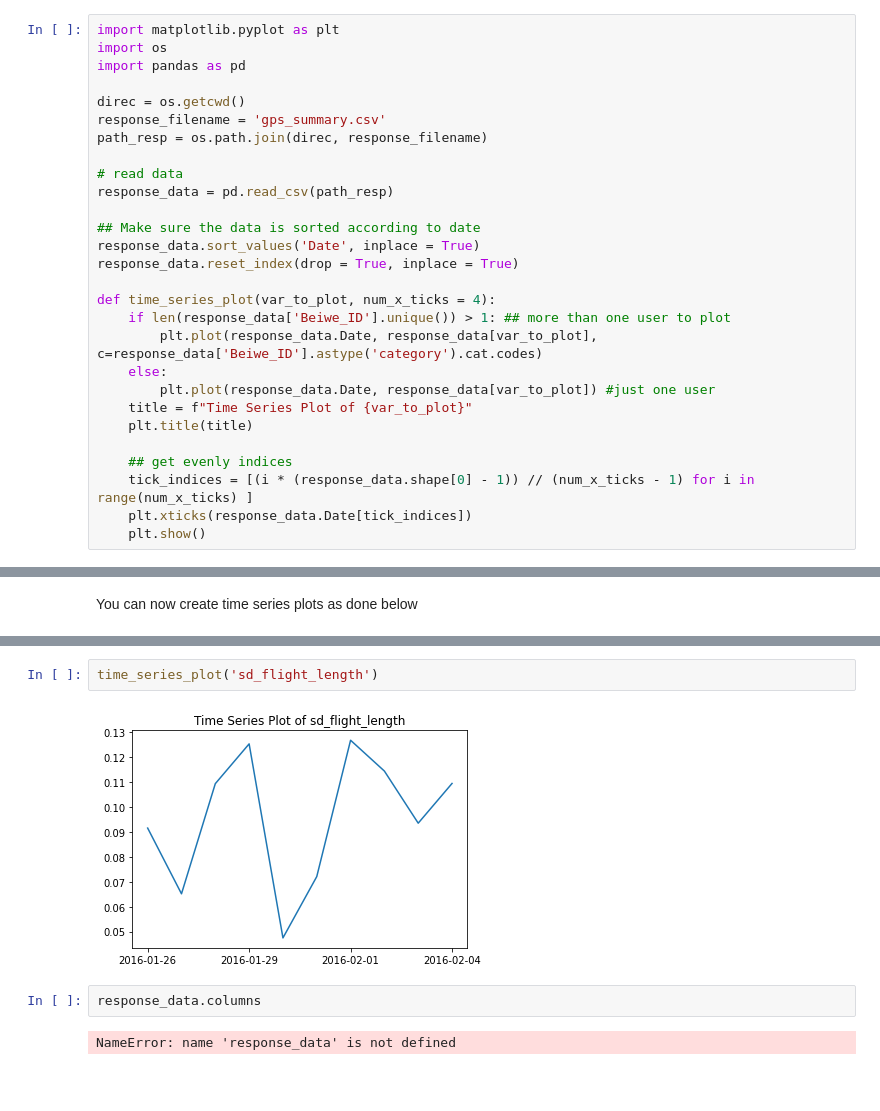
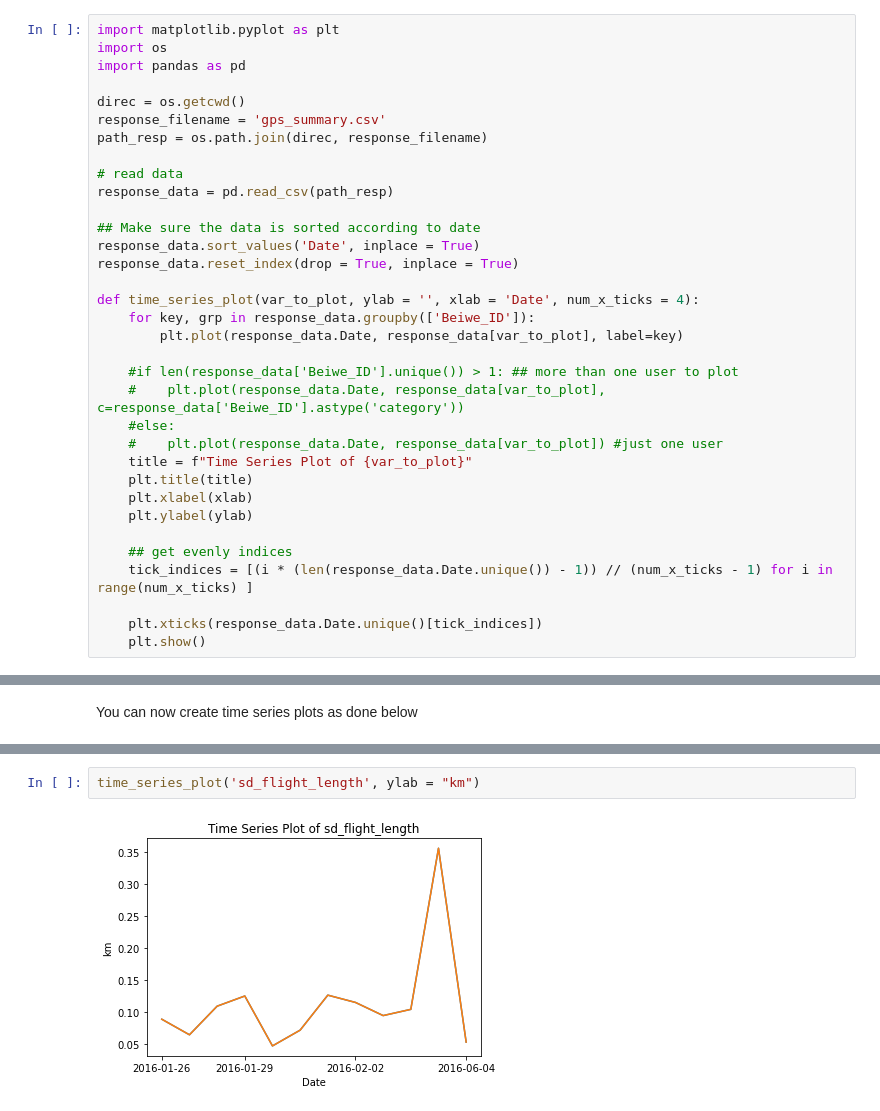
Before and after one commit to onnela-lab/forest, a Jupyter notebook: tutorials/forest_usage.ipynb, the cells around one changed output, grey strips where cells are left out. Drawn from its saved outputs; the diff is of its cells as text; blank space fills up the shorter version.

```diff
--- a/tutorials/forest_usage.ipynb
+++ b/tutorials/forest_usage.ipynb
@@ -230,15 +248,21 @@ response_data = pd.read_csv(path_resp)
 response_data.sort_values('Date', inplace = True)
 response_data.reset_index(drop = True, inplace = True)
 
-def time_series_plot(var_to_plot, num_x_ticks = 4):
-    if len(response_data['Beiwe_ID'].unique()) > 1: ## more than one user to plot
-        plt.plot(response_data.Date, response_data[var_to_plot], c=response_data['Beiwe_ID'].astype('category').cat.codes)
-    else:
-        plt.plot(response_data.Date, response_data[var_to_plot]) #just one user
+def time_series_plot(var_to_plot, ylab = '', xlab = 'Date', num_x_ticks = 4):
+    for key, grp in response_data.groupby(['Beiwe_ID']):
+        plt.plot(response_data.Date, response_data[var_to_plot], label=key)
+
+    #if len(response_data['Beiwe_ID'].unique()) > 1: ## more than one user to plot
+    #    plt.plot(response_data.Date, response_data[var_to_plot], c=response_data['Beiwe_ID'].astype('category'))
+    #else:
+    #    plt.plot(response_data.Date, response_data[var_to_plot]) #just one user
     title = f"Time Series Plot of {var_to_plot}"
     plt.title(title)
+    plt.xlabel(xlab)
+    plt.ylabel(ylab)
 
     ## get evenly indices
-    tick_indices = [(i * (response_data.shape[0] - 1)) // (num_x_ticks - 1) for i in range(num_x_ticks) ]
-    plt.xticks(response_data.Date[tick_indices])
+    tick_indices = [(i * (len(response_data.Date.unique()) - 1)) // (num_x_ticks - 1) for i in range(num_x_ticks) ]
+
+    plt.xticks(response_data.Date.unique()[tick_indices])
     plt.show()
@@ -253,8 +275,4 @@ time_series_plot('dist_traveled')
 # %%
-time_series_plot('sd_flight_length')
+time_series_plot('sd_flight_length', ylab = "km")
 # %% [output]
-[figure, old version]
+[figure, new version]
-# %%
-response_data.columns
-# %% [output]
-NameError: name 'response_data' is not defined
```
Also changed, not shown: parts of 14 cells of this notebook.
